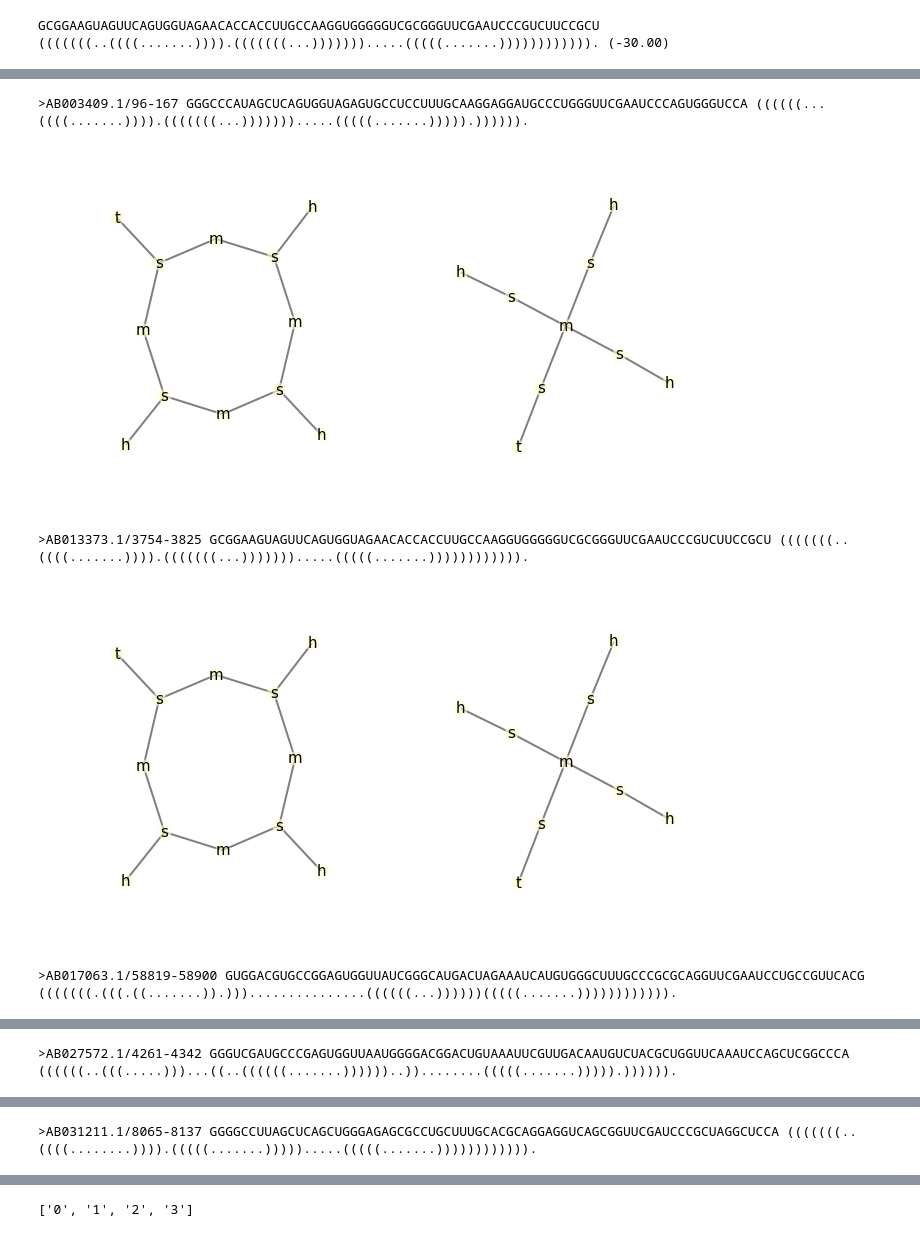
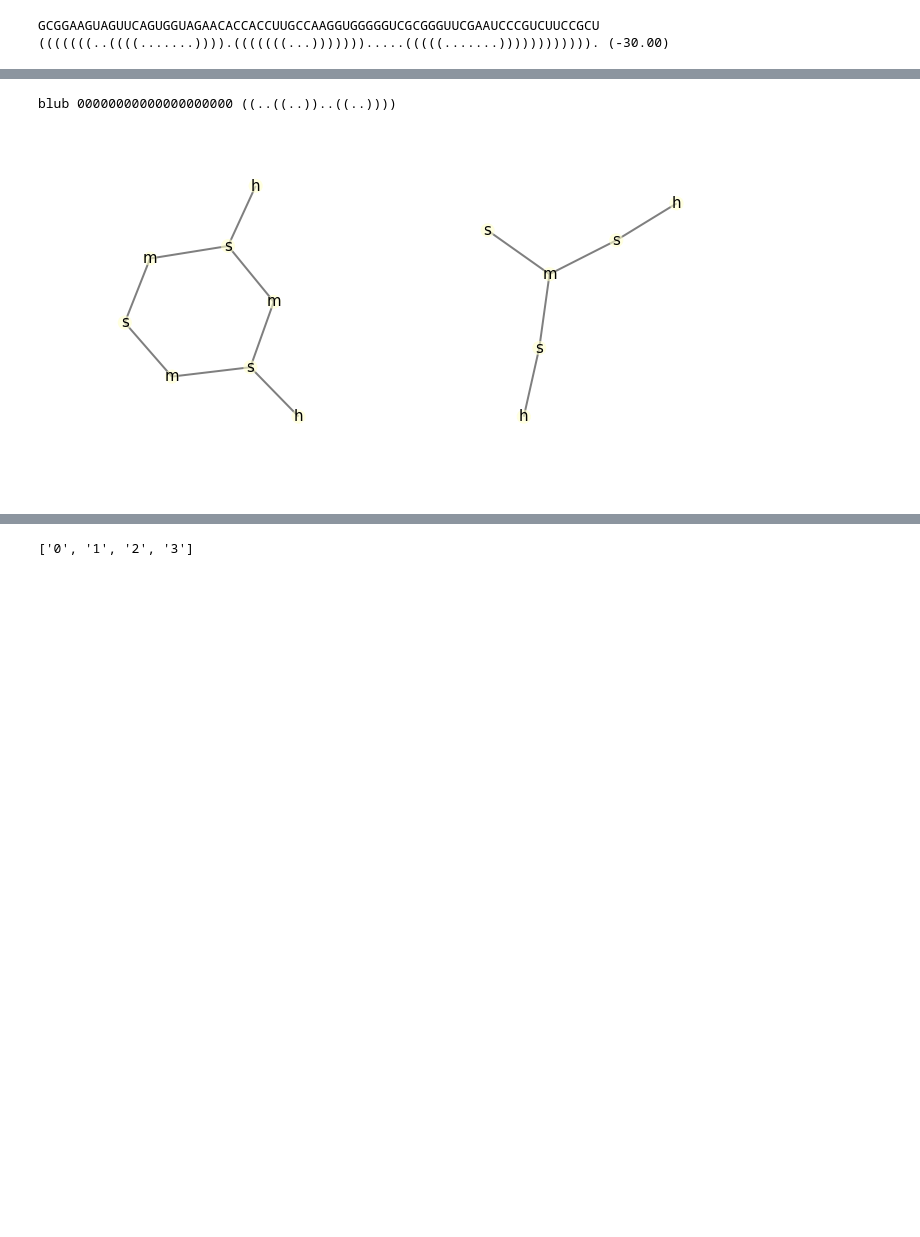
Before and after one commit to fabriziocosta/GraphLearn, a Jupyter notebook: example/testing_new_abstraction.ipynb, the cells around one changed output, grey strips where cells are left out. Cells and saved outputs as stored; diff of their text form; code cells hidden in the pictures; blank space fills up the shorter version.

```diff
--- a/example/testing_new_abstraction.ipynb
+++ b/example/testing_new_abstraction.ipynb
@@ -260,29 +227,24 @@ for a in itertools.islice(feedme(3),3):
 # %%
 import graphlearn.abstract_graphs.forgi.bulge_graph as lol
 import itertools
 rez=[]
-for name,seq,struct in itertools.islice(feedme(s),5):
-
-
+for name,seq,struct in itertools.islice(feedme(3),5):
     print name,seq,struct
     # get forgi string
     bg = lol.BulgeGraph()
     bg.from_dotbracket(struct, None)
     forgi = bg.to_bg_string()
 
     # create abstract graph
     g=forgi_to_graph(forgi)
     g2=g.copy()
     connect_multiloop(g2)
 
     # draw before and after connect multiloop
     draw.graphlearn_draw([g,g2])
 
     #save  abstract-graph, sequence , structure
     rez.append((g2,seq,struct))
 # %% [output]
->AB003409.1/96-167 GGGCCCAUAGCUCAGUGGUAGAGUGCCUCCUUUGCAAGGAGGAUGCCCUGGGUUCGAAUCCCAGUGGGUCCA ((((((...((((.......)))).(((((((...))))))).....(((((.......))))).)))))).
+blub 00000000000000000000 ((..((..))..((..))))
-[figure, old version]
+[figure, new version]
->AB013373.1/3754-3825 GCGGAAGUAGUUCAGUGGUAGAACACCACCUUGCCAAGGUGGGGGUCGCGGGUUCGAAUCCCGUCUUCCGCU (((((((..((((.......)))).(((((((...))))))).....(((((.......)))))))))))).
-[figure, removed]
->AB017063.1/58819-58900 GUGGACGUGCCGGAGUGGUUAUCGGGCAUGACUAGAAAUCAUGUGGGCUUUGCCCGCGCAGGUUCGAAUCCUGCCGUUCACG (((((((.(((.((.......)).)))...............((((((...))))))(((((.......)))))))))))).
@@ -290 +250,0 @@ for name,seq,struct in itertools.islice(feedme(s),5):
->AB027572.1/4261-4342 GGGUCGAUGCCCGAGUGGUUAAUGGGGACGGACUGUAAAUUCGUUGACAAUGUCUACGCUGGUUCAAAUCCAGCUCGGCCCA ((((((..(((.....)))...((..((((((.......))))))..))........(((((.......))))).)))))).
@@ -292 +250,0 @@ for name,seq,struct in itertools.islice(feedme(s),5):
->AB031211.1/8065-8137 GGGGCCUUAGCUCAGCUGGGAGAGCGCCUGCUUUGCACGCAGGAGGUCAGCGGUUCGAUCCCGCUAGGCUCCA (((((((..((((........)))).(((((.......))))).....(((((.......)))))))))))).
```
Also changed, not shown: parts of 7 cells of this notebook, 5 other files.
